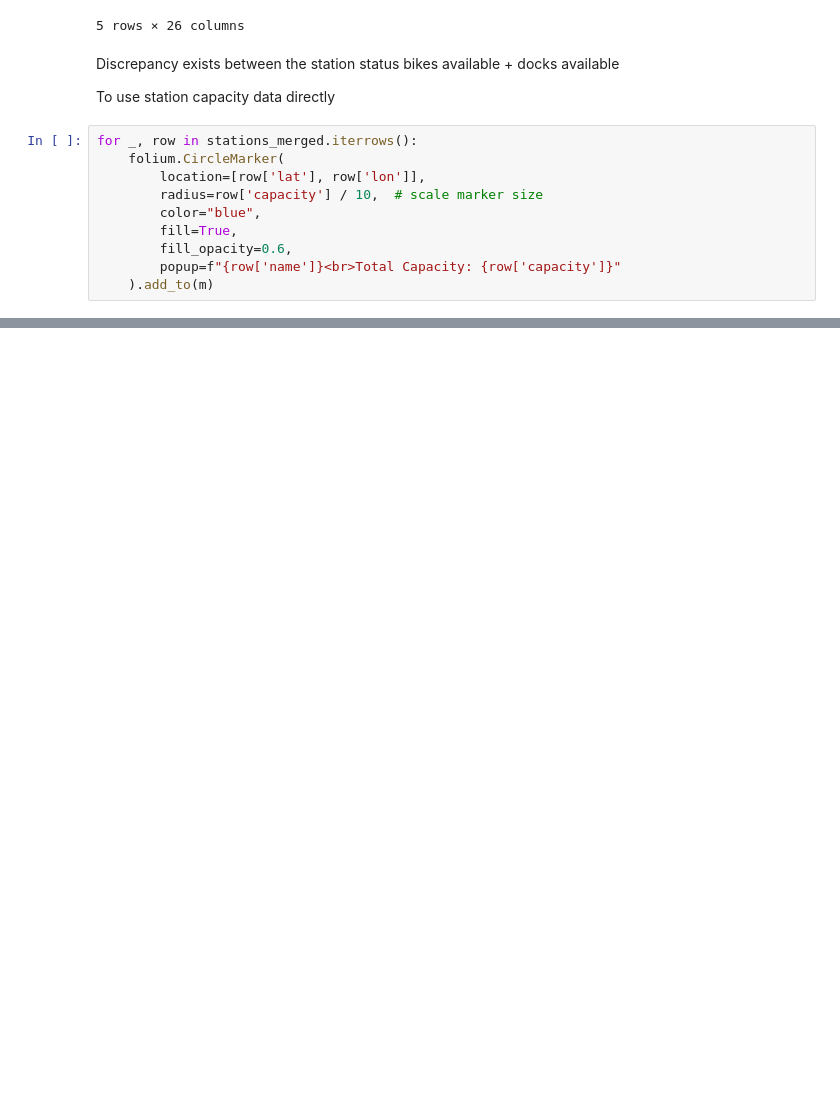
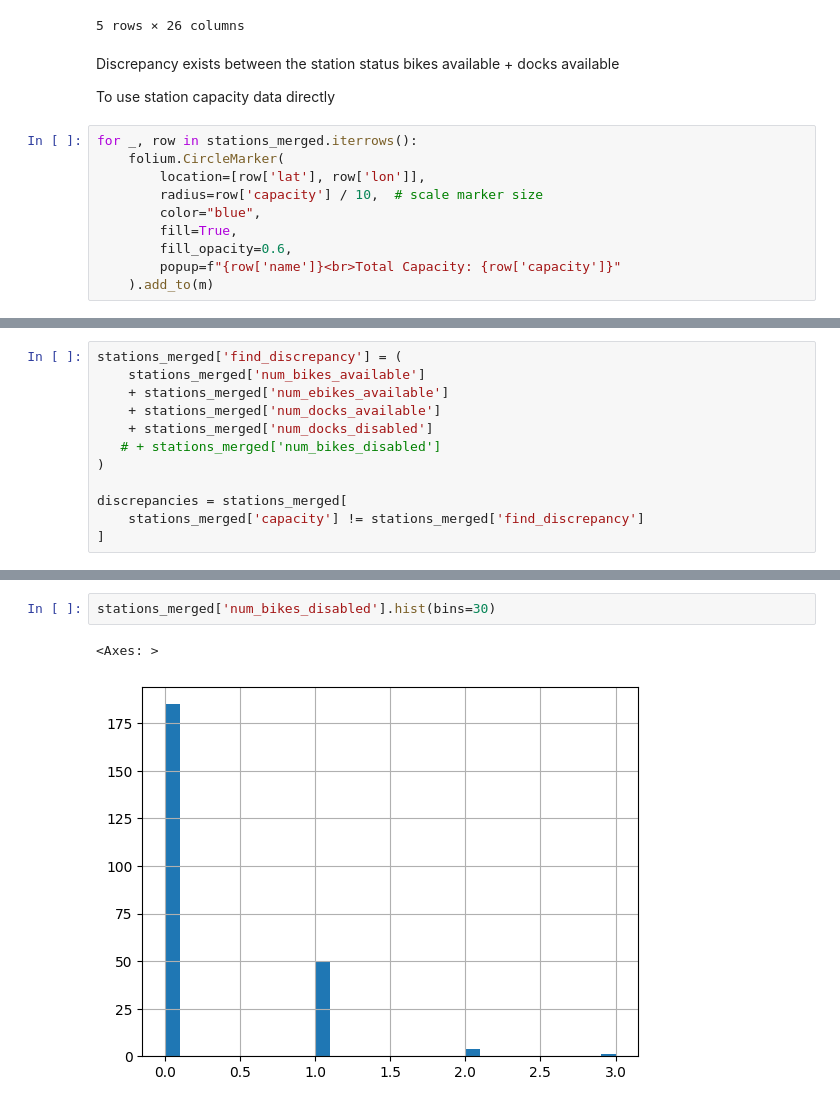
Before and after one commit to kuoyce/bixi-analytics, a Jupyter notebook: Bixi_Station_030120261430.ipynb, the cells around one changed output, grey strips where cells are left out. Drawn from its saved outputs; the diff is of its cells as text; blank space fills up the shorter version.

```diff
--- a/Bixi_Station_030120261430.ipynb
+++ b/Bixi_Station_030120261430.ipynb
@@ -251,0 +242,12 @@ print(bot10_utilization)
+# %%
+stations_merged['find_discrepancy'] = (
+    stations_merged['num_bikes_available']
+    + stations_merged['num_ebikes_available']
+    + stations_merged['num_docks_available']
+    + stations_merged['num_docks_disabled']
+   # + stations_merged['num_bikes_disabled']
+)
+
+discrepancies = stations_merged[
+    stations_merged['capacity'] != stations_merged['find_discrepancy']
+]
@@ -251,0 +289,5 @@ print(bot10_utilization)
+# %%
+stations_merged['num_bikes_disabled'].hist(bins=30)
+# %% [output]
+<Axes: >
+[figure, added]
```
Also changed, not shown: parts of 17 cells of this notebook.
